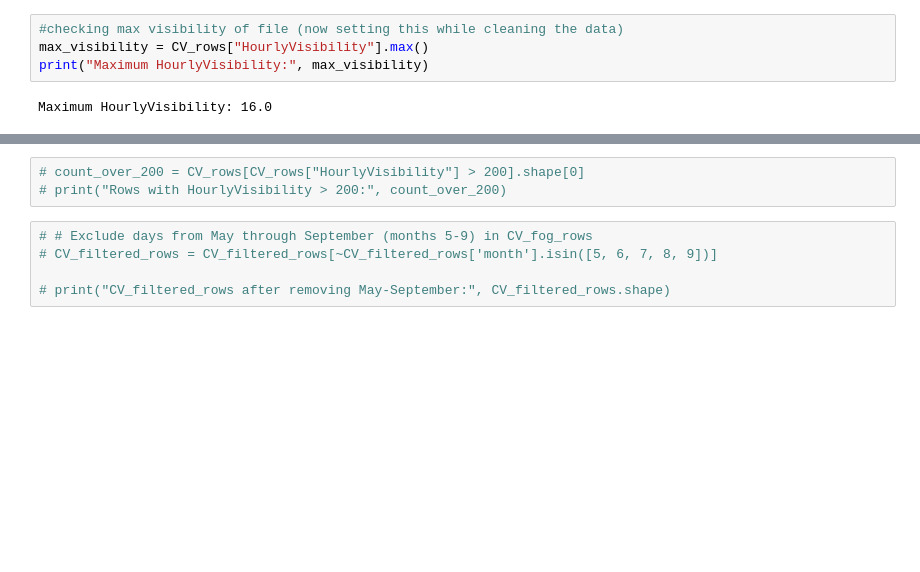
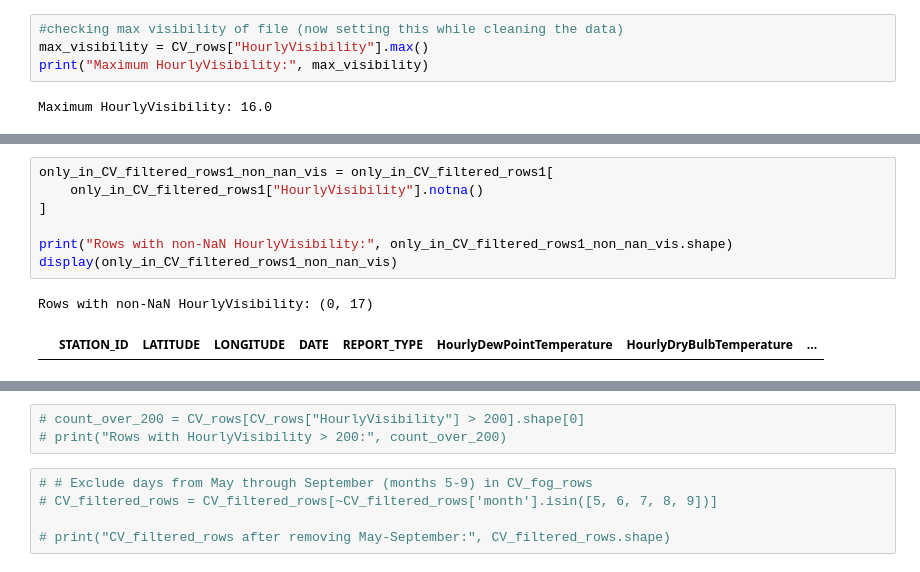
Before and after one commit to audfish/WQ2026, a Jupyter notebook: CV_Visibility_Testing_combined.ipynb, the cells around one changed output, grey strips where cells are left out. Drawn from its saved outputs; the diff is of its cells as text; blank space fills up the shorter version.

```diff
--- a/CV_Visibility_Testing_combined.ipynb
+++ b/CV_Visibility_Testing_combined.ipynb
@@ -77,0 +138,10 @@ CV_filtered_rows: (10551625, 19)
+# %%
+only_in_CV_filtered_rows1_non_nan_vis = only_in_CV_filtered_rows1[
+    only_in_CV_filtered_rows1["HourlyVisibility"].notna()
+]
+
+print("Rows with non-NaN HourlyVisibility:", only_in_CV_filtered_rows1_non_nan_vis.shape)
+display(only_in_CV_filtered_rows1_non_nan_vis)
+# %% [output]
+Rows with non-NaN HourlyVisibility: (0, 17)
+|  | STATION_ID | LATITUDE | LONGITUDE | DATE | REPORT_TYPE | HourlyDewPointTemperature | HourlyDryBulbTemperature | ... |
```
Also changed, not shown: parts of 11 cells of this notebook.
